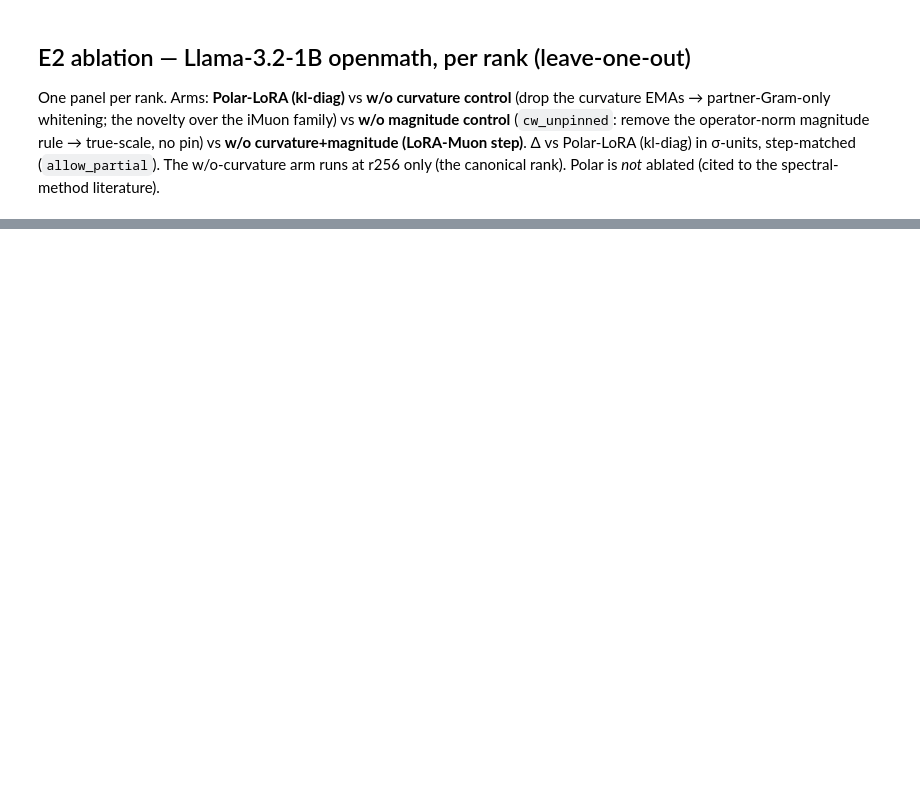
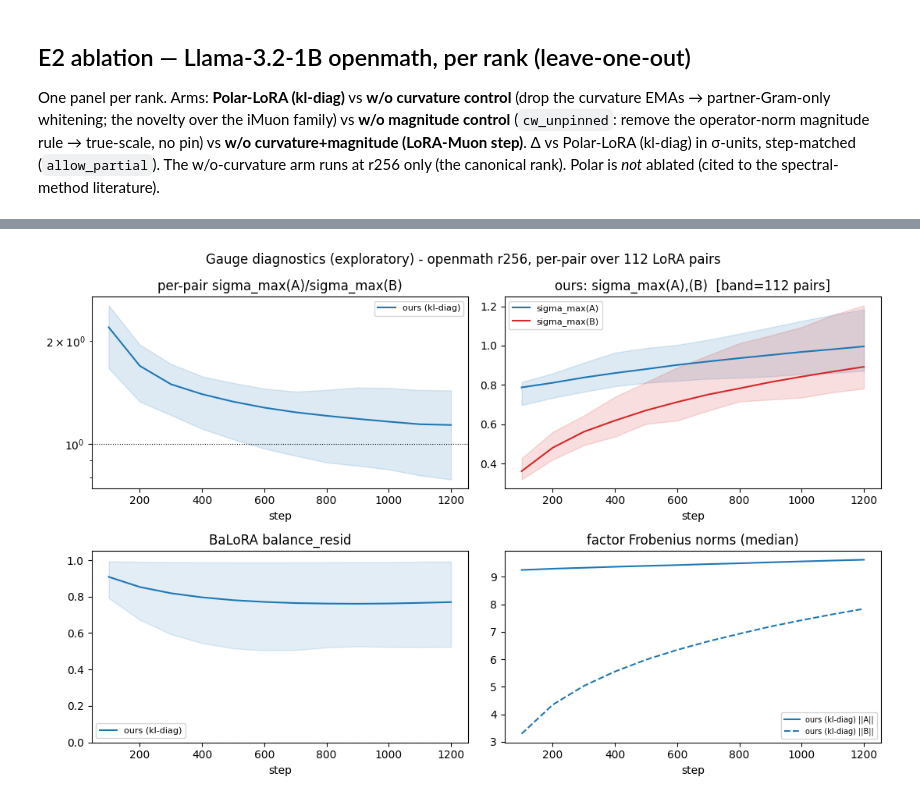
Before and after one commit to nikhilgsh/lora-optimizers, a Jupyter notebook: paper/paper_plots.ipynb, the cells around one changed output, grey strips where cells are left out. Saved outputs shown, nothing was run; the diff lists cells and outputs as text; code cells hidden in the pictures; blank space fills up the shorter version.

```diff
--- a/paper/paper_plots.ipynb
+++ b/paper/paper_plots.ipynb
@@ -214,0 +253,48 @@ plt.tight_layout(); plt.show()
+# %%
+# Exploratory gauge diagnostics: read the gauge runs' per-step optim_step events directly
+# (per-pair min/median/max over the 112 LoRA pairs). Rougher than the polished paper_figs version.
+import json, glob
+import numpy as np
+import matplotlib.pyplot as plt
+def gtraj(group):
+    for f in sorted(glob.glob(str(ROOT/'logs'/group/'run_info'/'logs'/'log_*.out'))):
+        rows=[json.loads(l) for l in open(f) if '"balance_resid_median"' in l]
+        rows=[r for r in rows if r.get('event')=='optim_step']
+        if rows:
+            g=lambda k: np.array([r.get(k,np.nan) for r in rows], float)
+            return {k:g(k) for k in ('step','sigma_max_A_median','sigma_max_A_min','sigma_max_A_max',
+                'sigma_max_B_median','sigma_max_B_min','sigma_max_B_max','sigma_ratio_median',
+                'sigma_ratio_min','sigma_ratio_max','balance_resid_median','balance_resid_min',
+                'balance_resid_max','norm_A_median','norm_B_median')}
+    return None
+ARMS={'ours (kl-diag)':'gauge_kldiag_r256_bw','LoRA-Muon step':'gauge_loramuon_r256_bw'}
+D={k:gtraj(v) for k,v in ARMS.items()}
+fig,ax=plt.subplots(2,2,figsize=(11,7))
+for i,(lab,d) in enumerate(D.items()):       # per-pair sigma ratio
+    if d is None: continue
+    ax[0,0].fill_between(d['step'],d['sigma_ratio_min'],d['sigma_ratio_max'],color=f'C{i}',alpha=.15)
+    ax[0,0].plot(d['step'],d['sigma_ratio_median'],f'C{i}',label=lab)
+ax[0,0].axhline(1,color='k',ls=':',lw=.8); ax[0,0].set_yscale('log')
+ax[0,0].set_title('per-pair sigma_max(A)/sigma_max(B)'); ax[0,0].set_xlabel('step'); ax[0,0].legend(fontsize=8)
+d=D['ours (kl-diag)']                          # sigma_max A,B for ours (convergence)
+if d is not None:
+    ax[0,1].fill_between(d['step'],d['sigma_max_A_min'],d['sigma_max_A_max'],color='C0',alpha=.15)
+    ax[0,1].plot(d['step'],d['sigma_max_A_median'],'C0',label='sigma_max(A)')
+    ax[0,1].fill_between(d['step'],d['sigma_max_B_min'],d['sigma_max_B_max'],color='C3',alpha=.15)
+    ax[0,1].plot(d['step'],d['sigma_max_B_median'],'C3',label='sigma_max(B)')
+ax[0,1].set_title('ours: sigma_max(A),(B)  [band=112 pairs]'); ax[0,1].set_xlabel('step'); ax[0,1].legend(fontsize=8)
+for i,(lab,d) in enumerate(D.items()):       # balance_resid
+    if d is None: continue
+    ax[1,0].fill_between(d['step'],d['balance_resid_min'],d['balance_resid_max'],color=f'C{i}',alpha=.13)
+    ax[1,0].plot(d['step'],d['balance_resid_median'],f'C{i}',label=lab)
+ax[1,0].axhline(0,color='k',ls=':',lw=.8); ax[1,0].set_ylim(0,1.05)
+ax[1,0].set_title('BaLoRA balance_resid'); ax[1,0].set_xlabel('step'); ax[1,0].legend(fontsize=8)
+for i,(lab,d) in enumerate(D.items()):       # factor norms
+    if d is None: continue
+    ax[1,1].plot(d['step'],d['norm_A_median'],f'C{i}',label=f'{lab} ||A||')
+    ax[1,1].plot(d['step'],d['norm_B_median'],f'C{i}',ls='--',label=f'{lab} ||B||')
+ax[1,1].set_title('factor Frobenius norms (median)'); ax[1,1].set_xlabel('step'); ax[1,1].legend(fontsize=7)
+fig.suptitle('Gauge diagnostics (exploratory) - openmath r256, per-pair over 112 LoRA pairs')
+plt.tight_layout(); plt.show()
+# %% [output]
+[figure, added]
```
Also changed, not shown: parts of 13 cells of this notebook, 11 other files.
